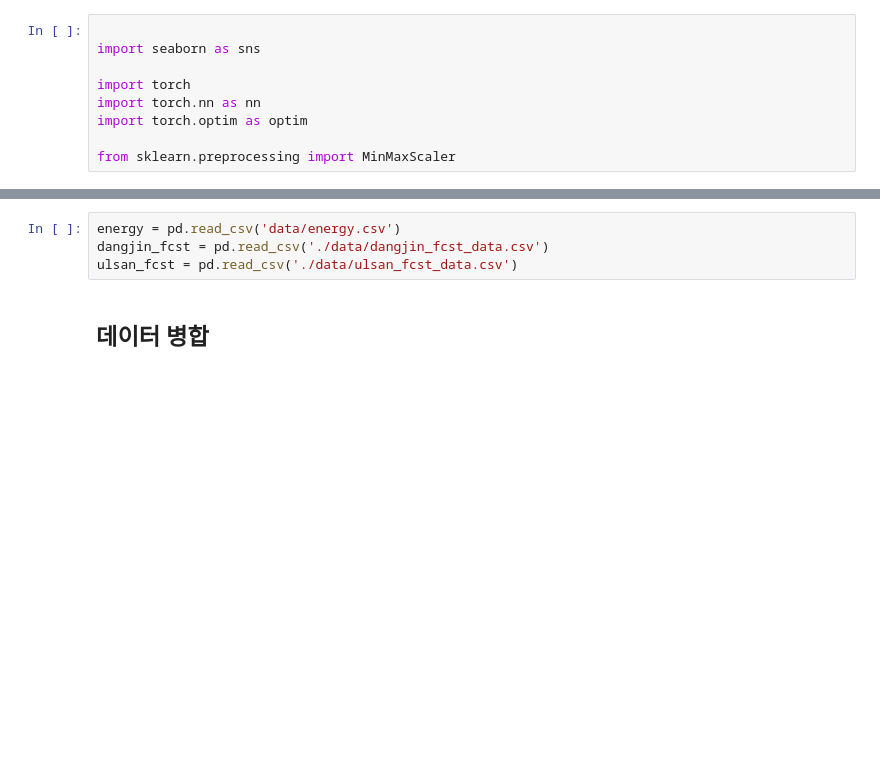
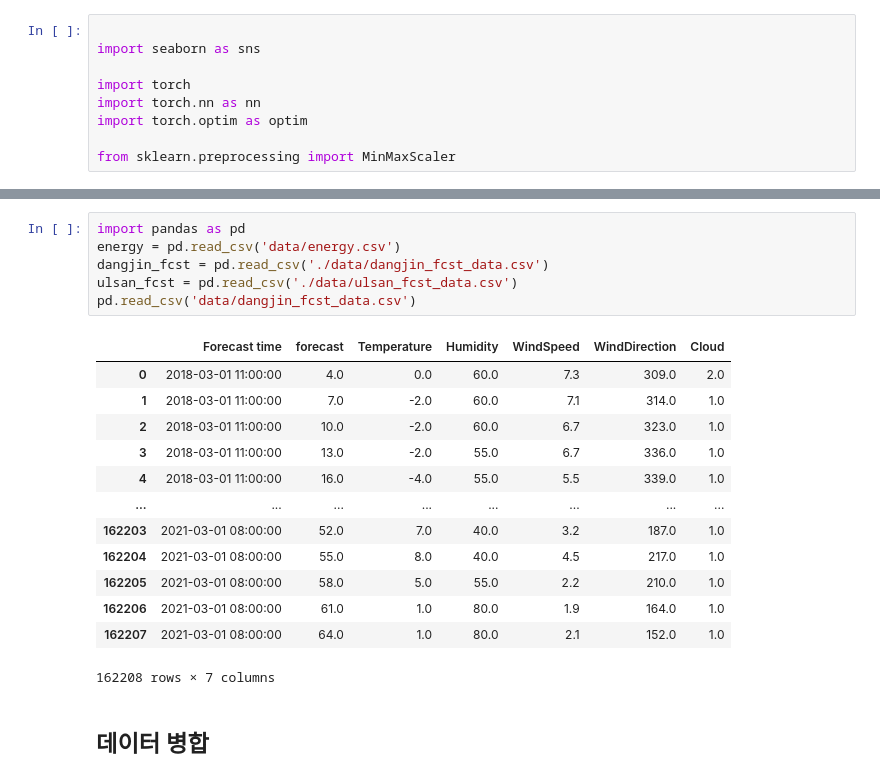
Before and after one commit to parkchanghyup/Dacon, a Jupyter notebook: 동서발전/pytorch_lstm_multval.ipynb, the cells around one changed output, grey strips where cells are left out. Cells and saved outputs as stored; diff of their text form; blank space fills up the shorter version.

```diff
--- a/동서발전/pytorch_lstm_multval.ipynb
+++ b/동서발전/pytorch_lstm_multval.ipynb
@@ -45,7 +45,23 @@ Warning: wildcards not supported in HTTP.
 # %%
+import pandas as pd
 energy = pd.read_csv('data/energy.csv')
 dangjin_fcst = pd.read_csv('./data/dangjin_fcst_data.csv')
 ulsan_fcst = pd.read_csv('./data/ulsan_fcst_data.csv')
+pd.read_csv('data/dangjin_fcst_data.csv')
+# %% [output]
+|  | Forecast time | forecast | Temperature | Humidity | WindSpeed | WindDirection | Cloud |
+| 0 | 2018-03-01 11:00:00 | 4.0 | 0.0 | 60.0 | 7.3 | 309.0 | 2.0 |
+| 1 | 2018-03-01 11:00:00 | 7.0 | -2.0 | 60.0 | 7.1 | 314.0 | 1.0 |
+| 2 | 2018-03-01 11:00:00 | 10.0 | -2.0 | 60.0 | 6.7 | 323.0 | 1.0 |
+| 3 | 2018-03-01 11:00:00 | 13.0 | -2.0 | 55.0 | 6.7 | 336.0 | 1.0 |
+| 4 | 2018-03-01 11:00:00 | 16.0 | -4.0 | 55.0 | 5.5 | 339.0 | 1.0 |
+| ... | ... | ... | ... | ... | ... | ... | ... |
+| 162203 | 2021-03-01 08:00:00 | 52.0 | 7.0 | 40.0 | 3.2 | 187.0 | 1.0 |
+| 162204 | 2021-03-01 08:00:00 | 55.0 | 8.0 | 40.0 | 4.5 | 217.0 | 1.0 |
+| 162205 | 2021-03-01 08:00:00 | 58.0 | 5.0 | 55.0 | 2.2 | 210.0 | 1.0 |
+| 162206 | 2021-03-01 08:00:00 | 61.0 | 1.0 | 80.0 | 1.9 | 164.0 | 1.0 |
+| 162207 | 2021-03-01 08:00:00 | 64.0 | 1.0 | 80.0 | 2.1 | 152.0 | 1.0 |
+162208 rows × 7 columns
 # %% [markdown]
 ## 데이터 병합
 # %%
```
Also changed, not shown: parts of 37 cells of this notebook.
